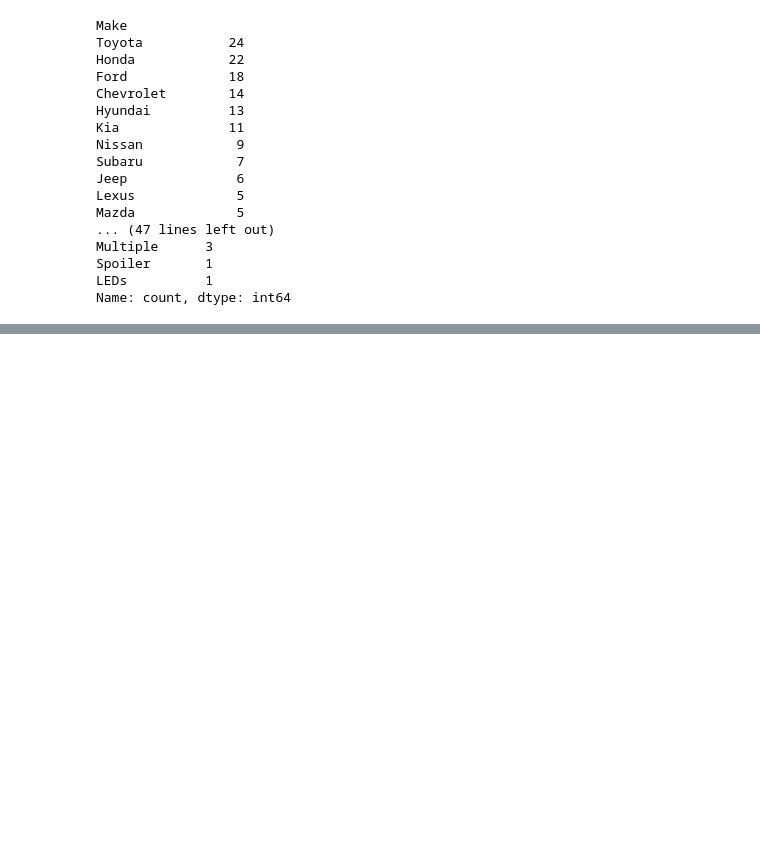
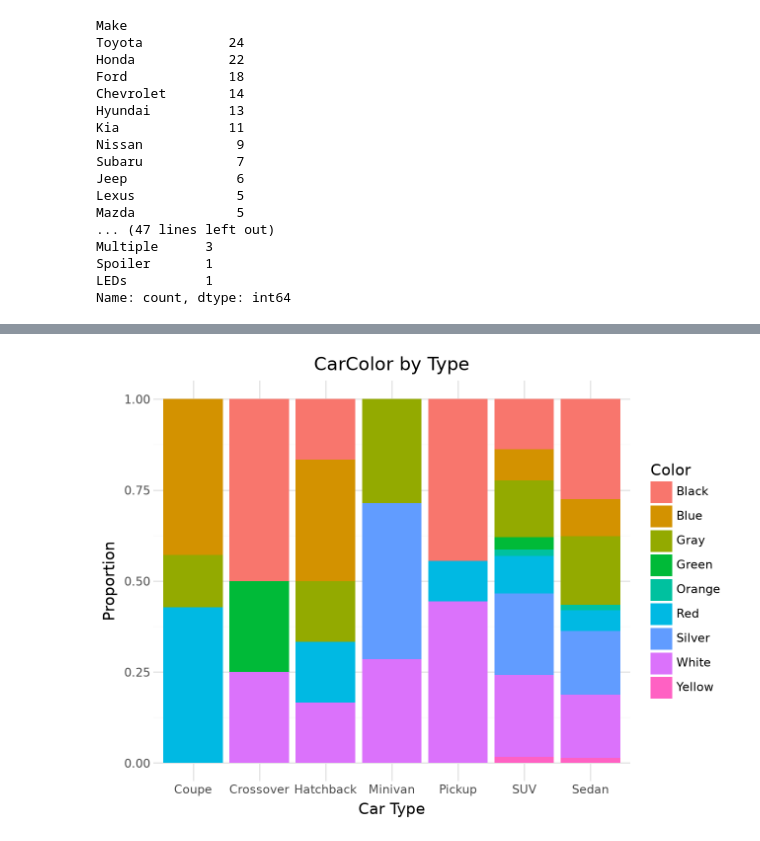
Before and after one commit to AuonNaqvi/CS-424-Assignment-2-AuonNaqvi, a Jupyter notebook: Task3EDA.ipynb, the cells around one changed output, grey strips where cells are left out. Drawn from its saved outputs; the diff is of its cells as text; code cells hidden in the pictures; blank space fills up the shorter version.

```diff
--- a/Task3EDA.ipynb
+++ b/Task3EDA.ipynb
@@ -92,0 +105,13 @@ Name: count, dtype: int64
+# %%
+(
+    ggplot(cars, aes(x="Type", fill="Color"))+ geom_bar(position="fill")
+    + labs(
+        title="CarColor by Type",
+        x="Car Type",
+        y="Proportion",
+        fill="Color"
+    )
+    + theme_minimal()
+)
+# %% [output]
+[figure, added]
```
Also changed, not shown: parts of 20 cells of this notebook, 9 other files.
